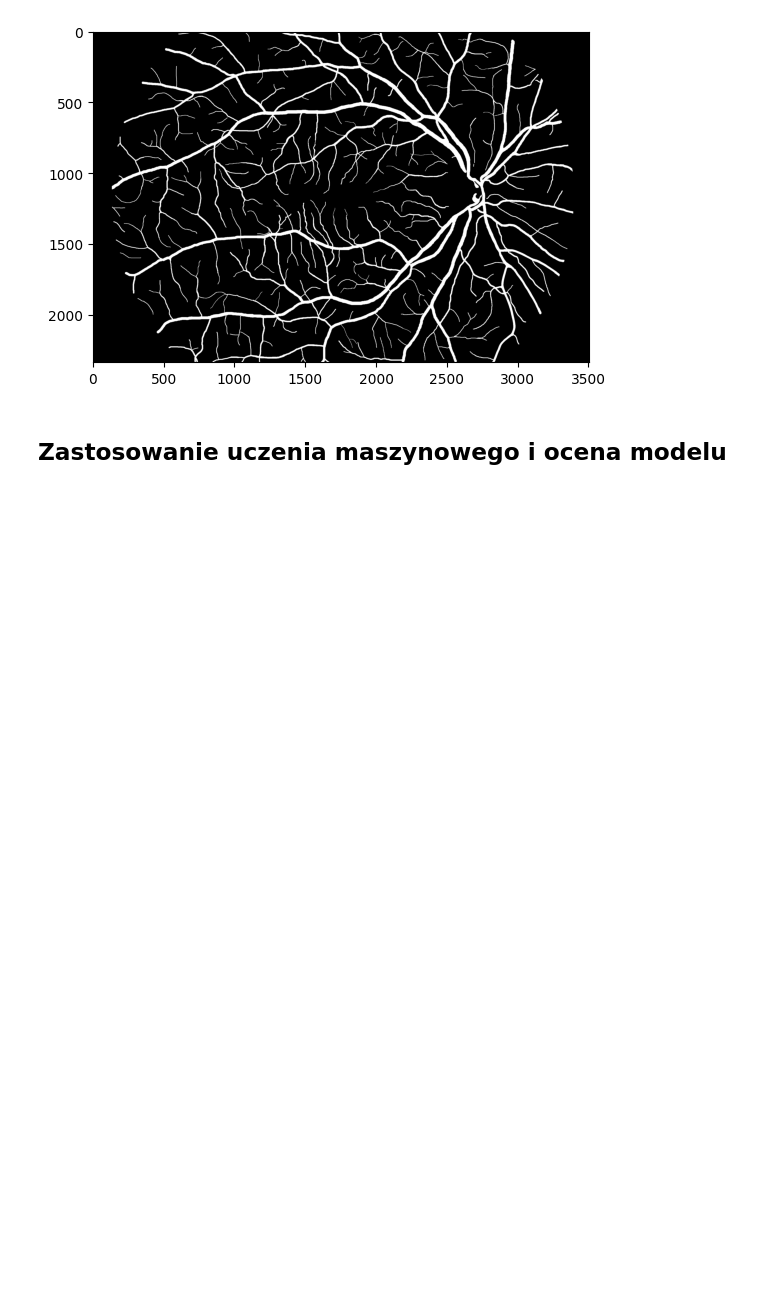
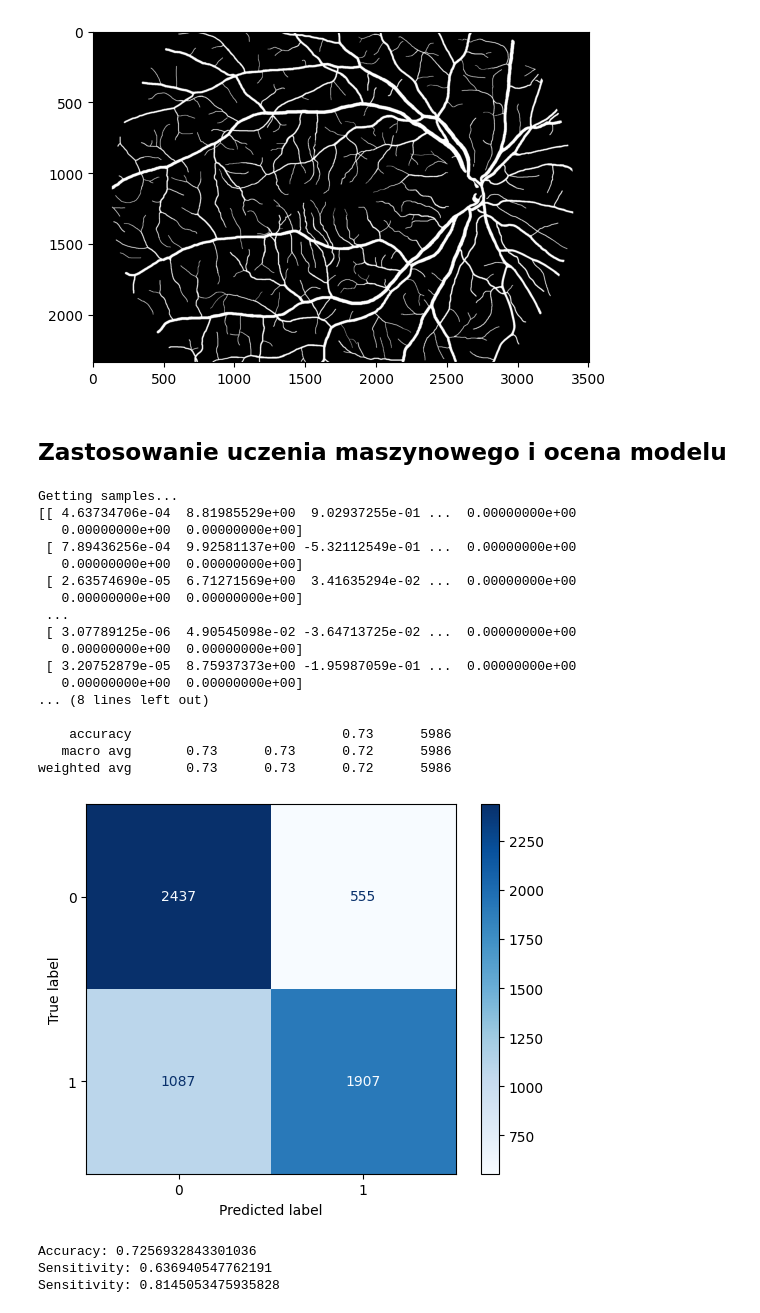
Before and after one commit to viatrix17/Wykrywanie-naczyn-dna-siatkowki-oka, a Jupyter notebook: dno_okna.ipynb, the cells around one changed output. Saved outputs shown, nothing was run; the diff lists cells and outputs as text; code cells hidden in the pictures; blank space fills up the shorter version.

```diff
--- a/dno_okna.ipynb
+++ b/dno_okna.ipynb
@@ -93,16 +120,8 @@ def filter(g):
 # %% [markdown]
 #### Porównanie złotego standardu z naszą maską
 # %%
-grond_truth_path = "01_h_goldstandard.bmp"
-
-def compare_with_ground_truth(classified_points):
+def compare_with_ground_truth(custom_mask, gold_mask):
     print("Comparing with ground truth...")
-    gold_mask=None
-    if os.path.exists(grond_truth_path):
-        gold_mask = Image.open(grond_truth_path).convert('RGB')
-        root, extension = os.path.splitext(grond_truth_path)
-    else:
-        print("Nie można znaleźć pliku 2.")
     gold_mask = np.array(gold_mask)
     #print(gold_mask)
     gold_maks = color.rgb2gray(gold_mask)
@@ -110,9 +129,9 @@ def compare_with_ground_truth(classified_points):
 
     l=0
     m=0
-    for i in range(0,classified_points.shape[0]):
-        for j in range(0,classified_points.shape[1]):
-            if classified_points[i][j] == gold_mask[i][j].any():
+    for i in range(0,custom_mask.shape[0]):
+        for j in range(0,custom_mask.shape[1]):
+            if custom_mask[i][j] == gold_mask[i][j].any():
                 l+=1
             m+=1
     print("Zgodność maski i maski eksperckiej: ", l/m)
@@ -135,9 +259,23 @@ paths = {
     # "2": "01_h.jpg"
 }
 
+images = []
+
+gruond_truth_path = "01_h_goldstandard.bmp"
+ground_truth = open_image_file(gruond_truth_path)
+
 for number, path in paths.items():
-    r,g,b = open_image_file(path)
+    img = open_image_file(path)
+    images.append(img)
+
+def custom_algorithm(img):
+    preprocess_image(img)
     display_color_components(r,g,b)
-    classified_points = filter(g)
-    compare_with_ground_truth(classified_points)
+    mask = filter(g)
+    final_mask = postprocess_segmentation(mask)
+    compare_with_ground_truth(final_mask, ground_truth)
+
+for img in images:
+    r,g,b = extract_channels(img)
+    custom_algorithm(img)
 # %% [output]
@@ -152,3 +293,33 @@ Zgodność maski i maski eksperckiej:  0.9023212707981485
 [figure]
 # %% [markdown]
 ## Zastosowanie uczenia maszynowego i ocena modelu
+# %%
+def machine_learning(img):
+    X,y = get_samples(img,ground_truth)
+    print(X,y)
+    classify(X,y)
+
+learning_img =
+machine_learning(learning_img)
+# %% [output]
+Getting samples...
+[[ 4.63734706e-04  8.81985529e+00  9.02937255e-01 ...  0.00000000e+00
+   0.00000000e+00  0.00000000e+00]
+ [ 7.89436256e-04  9.92581137e+00 -5.32112549e-01 ...  0.00000000e+00
+   0.00000000e+00  0.00000000e+00]
+ [ 2.63574690e-05  6.71271569e+00  3.41635294e-02 ...  0.00000000e+00
+   0.00000000e+00  0.00000000e+00]
+ ...
+ [ 3.07789125e-06  4.90545098e-02 -3.64713725e-02 ...  0.00000000e+00
+   0.00000000e+00  0.00000000e+00]
+ [ 3.20752879e-05  8.75937373e+00 -1.95987059e-01 ...  0.00000000e+00
+   0.00000000e+00  0.00000000e+00]
+... (8 lines left out)
+
+    accuracy                           0.73      5986
+   macro avg       0.73      0.73      0.72      5986
+weighted avg       0.73      0.73      0.72      5986
+[figure, added]
+Accuracy: 0.7256932843301036
+Sensitivity: 0.636940547762191
+Sensitivity: 0.8145053475935828
```
Also changed, not shown: parts of 10 cells of this notebook.
